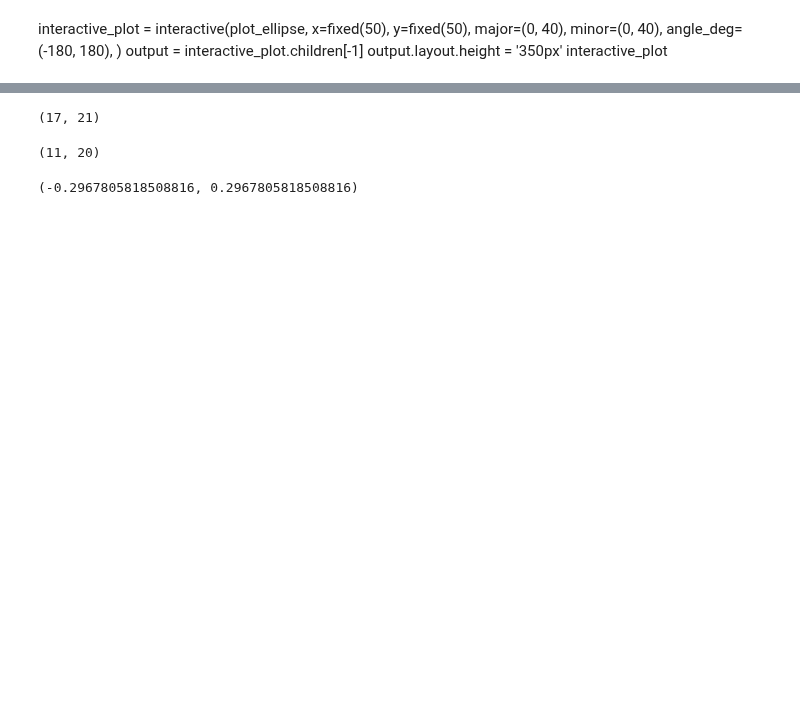
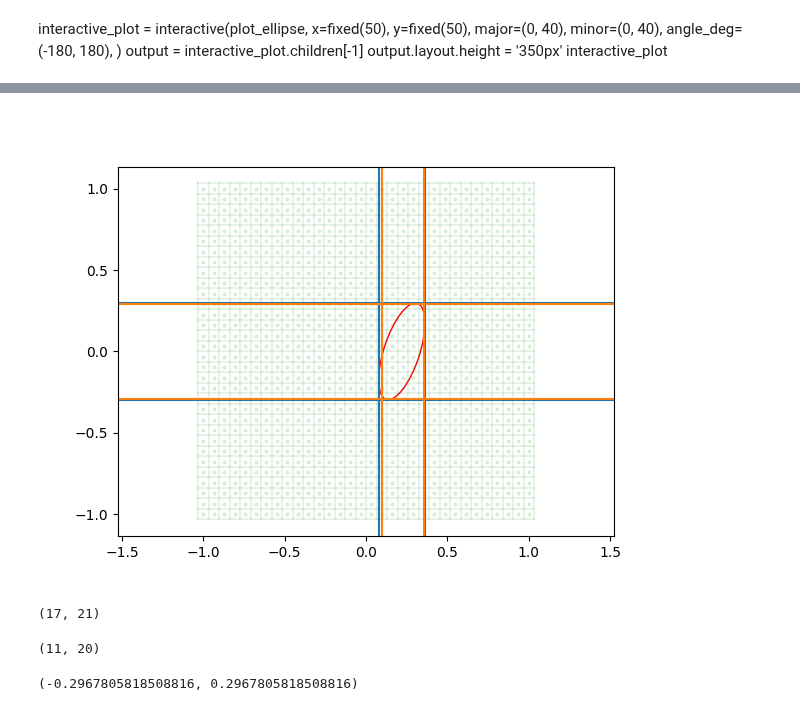
Before and after one commit to butala/pyinverse, a Jupyter notebook: notebooks/Test ellipse bounding box.ipynb, the cells around one changed output, grey strips where cells are left out. Drawn from its saved outputs; the diff is of its cells as text; code cells hidden in the pictures; blank space fills up the shorter version.

```diff
--- a/notebooks/Test ellipse bounding box.ipynb
+++ b/notebooks/Test ellipse bounding box.ipynb
@@ -42,7 +42,7 @@ interactive_plot
 # %%
 #e1 = Ellipse(.01, .2100, .2500,   0,    .35,    0)
 #e1 = Ellipse(-.2, .1600, .4100, -.22,    0,     18)
-e1 = Ellipse(-.2, .1100, .3100,  .22,    0,    -18)
+e1 = Ellipse(-.2, .1100, .3100,  .22,    0,    Angle(deg=-18))
 #e1 = Ellipse(1, 0.69/2, 0.92/2, 0.25, 0.15, 25)
 #e1 = Ellipse(1, 0.69, 0.92, 0, 0, 0)
 #e1 = Ellipse(-0.8, 0.6624, 0.8740, 0, -0.0184, 0)
@@ -70,7 +70,7 @@ ALPHA = 0.1
 
 plt.figure()
 ax = plt.gca()
-ax.add_patch(matplotlib.patches.Ellipse((e1.x0, e1.y0), 2*e1.a, 2*e1.b, e1.phi_deg,
+ax.add_patch(matplotlib.patches.Ellipse((e1.x0, e1.y0), 2*e1.a, 2*e1.b, e1.phi.deg,
              edgecolor='r',
              facecolor='none'))
 plt.axvline(min_x)
@@ -98,3 +96,4 @@ plt.axis('equal');
+[figure, added]
 # %%
 J1 = max(np.argwhere(grid.axis_x.borders[:-1] >= min_x)[0][0] - 1, 0)
 J2 = min(np.argwhere(grid.axis_x.borders[1:] <= max_x)[-1][0] + 1, grid.axis_x.N - 1)
```
Also changed, not shown: parts of 6 cells of this notebook, 10 other files.
